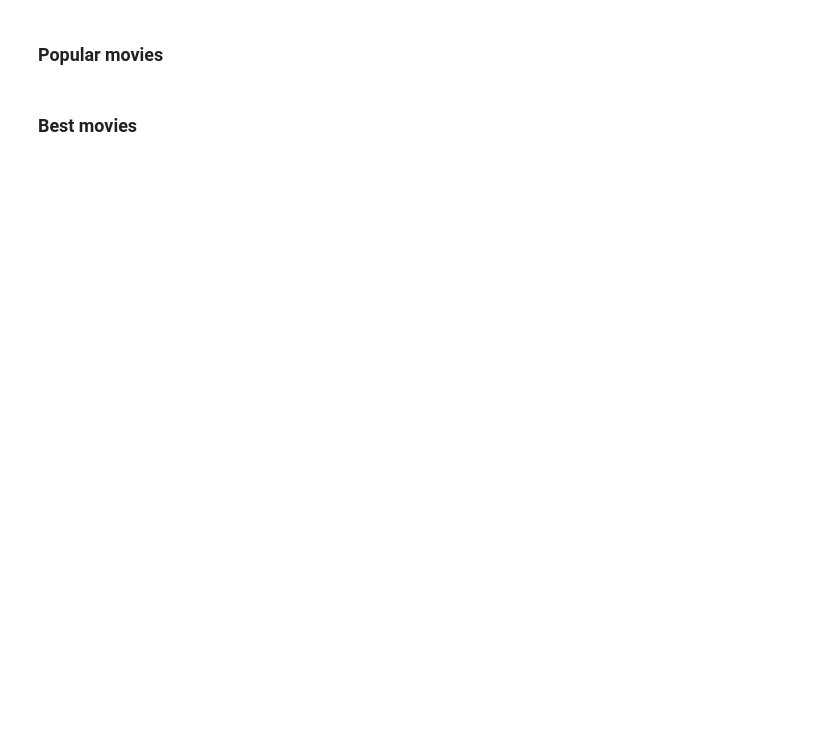
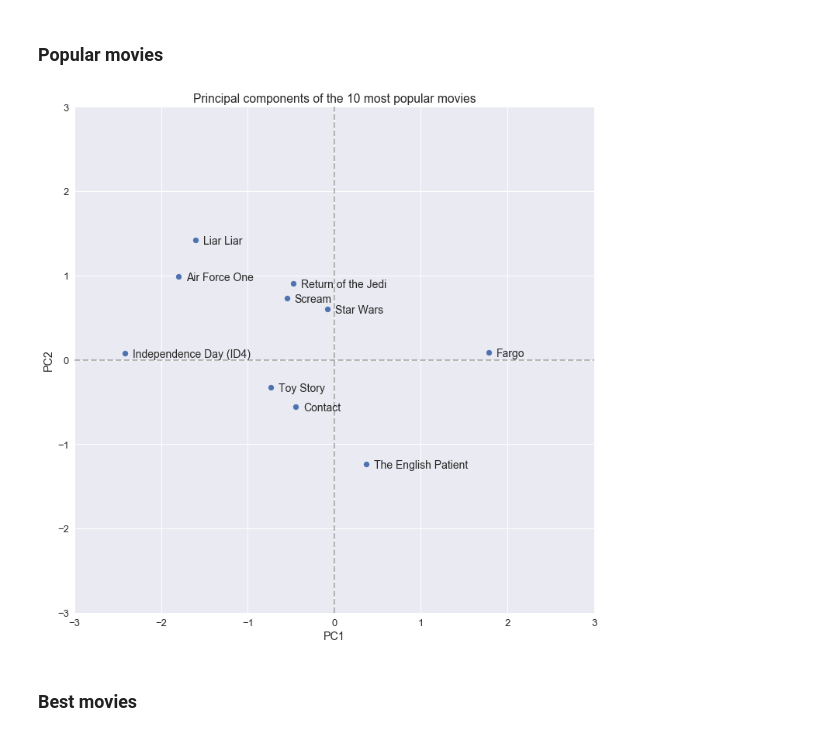
Before and after one commit to vlchen888/cs155-miniproject2, a Jupyter notebook: src/project2.ipynb, the cells around one changed output. Cells and saved outputs as stored; diff of their text form; code cells hidden in the pictures; blank space fills up the shorter version.

```diff
--- a/src/project2.ipynb
+++ b/src/project2.ipynb
@@ -247,23 +251,25 @@ for j in inds:
 # %% [markdown]
 ### Popular movies
 # %%
-r_counts = np.bincount(data[:,1])
+r_counts = np.bincount(data[:,1])[1:]
 pop_inds_mov = np.argpartition(r_counts,-nmovies)[-nmovies:]
 inds = pop_inds_mov[:nmovies]
 
 fig,ax = plt.subplots(figsize=(12,12))
 ax.scatter(VT[0,inds],VT[1,inds])
 plt.title('Principal components of the %i most popular movies' % (nmovies));
 plt.xlabel('PC1');
 plt.ylabel('PC2');
 plt.ylim(ylim)
 plt.xlim(xlim)
 plt.plot([xlim[0], xlim[1]], [0, 0], 'k--', lw=2, alpha=axis_opacity)
 plt.plot([0, 0], [ylim[0], ylim[1]], 'k--', lw=2, alpha=axis_opacity)
 
 ## Label movies
 for j in inds:
     ax.annotate(mtitles[j],(VT[0,j]+0.015*xrange,VT[1,j]-0.008*yrange),fontsize=14)
+# %% [output]
+[figure, added]
 # %% [markdown]
 ### Best movies
 # %%
```
Also changed, not shown: parts of 8 cells of this notebook.
